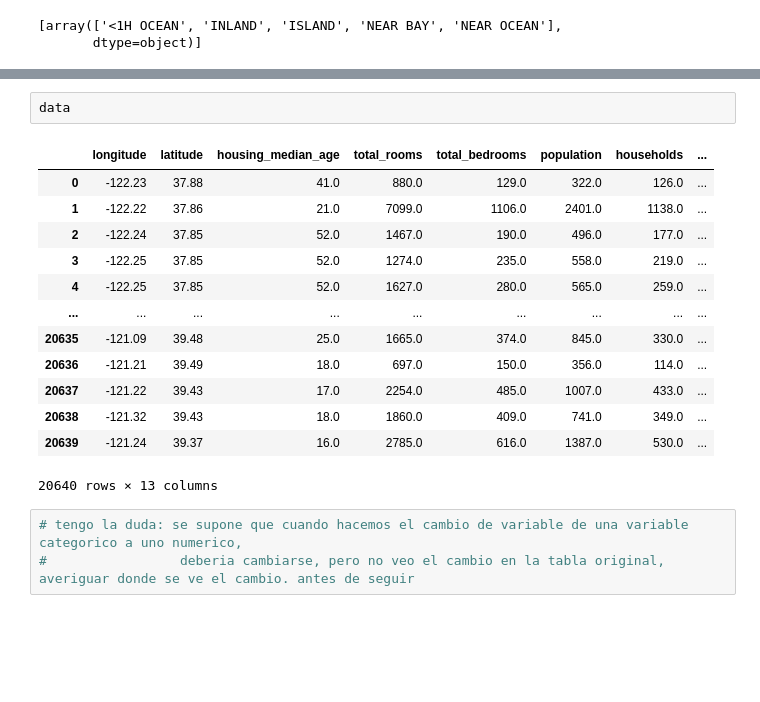
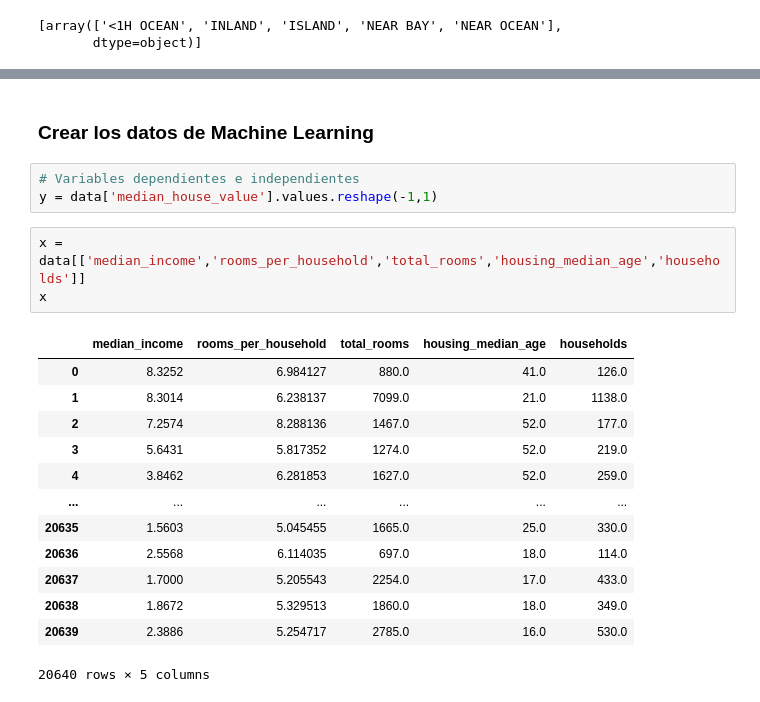
Before and after one commit to ETorresSacha/clases-MI, a Jupyter notebook: california_Housing.ipynb, the cells around one changed output, grey strips where cells are left out. Saved outputs shown, nothing was run; the diff lists cells and outputs as text; blank space fills up the shorter version.

```diff
--- a/california_Housing.ipynb
+++ b/california_Housing.ipynb
@@ -276,22 +278,25 @@ encoded_df.head()
 | 2 | 0.0 | 0.0 | 0.0 | 1.0 | ... |
 | 3 | 0.0 | 0.0 | 0.0 | 1.0 | ... |
 | 4 | 0.0 | 0.0 | 0.0 | 1.0 | ... |
-# %%
-data
-# %% [output]
-|  | longitude | latitude | housing_median_age | total_rooms | total_bedrooms | population | households | ... |
-| 0 | -122.23 | 37.88 | 41.0 | 880.0 | 129.0 | 322.0 | 126.0 | ... |
-| 1 | -122.22 | 37.86 | 21.0 | 7099.0 | 1106.0 | 2401.0 | 1138.0 | ... |
-| 2 | -122.24 | 37.85 | 52.0 | 1467.0 | 190.0 | 496.0 | 177.0 | ... |
-| 3 | -122.25 | 37.85 | 52.0 | 1274.0 | 235.0 | 558.0 | 219.0 | ... |
-| 4 | -122.25 | 37.85 | 52.0 | 1627.0 | 280.0 | 565.0 | 259.0 | ... |
-| ... | ... | ... | ... | ... | ... | ... | ... | ... |
-| 20635 | -121.09 | 39.48 | 25.0 | 1665.0 | 374.0 | 845.0 | 330.0 | ... |
-| 20636 | -121.21 | 39.49 | 18.0 | 697.0 | 150.0 | 356.0 | 114.0 | ... |
-| 20637 | -121.22 | 39.43 | 17.0 | 2254.0 | 485.0 | 1007.0 | 433.0 | ... |
-| 20638 | -121.32 | 39.43 | 18.0 | 1860.0 | 409.0 | 741.0 | 349.0 | ... |
-| 20639 | -121.24 | 39.37 | 16.0 | 2785.0 | 616.0 | 1387.0 | 530.0 | ... |
-20640 rows × 13 columns
-# %%
-# tengo la duda: se supone que cuando hacemos el cambio de variable de una variable categorico a uno numerico,
-#                 deberia cambiarse, pero no veo el cambio en la tabla original, averiguar donde se ve el cambio. antes de seguir
+# %% [markdown]
+### Crear los datos de Machine Learning
+# %%
+# Variables dependientes e independientes
+y = data['median_house_value'].values.reshape(-1,1)
+# %%
+x = data[['median_income','rooms_per_household','total_rooms','housing_median_age','households']]
+x
+# %% [output]
+|  | median_income | rooms_per_household | total_rooms | housing_median_age | households |
+| 0 | 8.3252 | 6.984127 | 880.0 | 41.0 | 126.0 |
+| 1 | 8.3014 | 6.238137 | 7099.0 | 21.0 | 1138.0 |
+| 2 | 7.2574 | 8.288136 | 1467.0 | 52.0 | 177.0 |
+| 3 | 5.6431 | 5.817352 | 1274.0 | 52.0 | 219.0 |
+| 4 | 3.8462 | 6.281853 | 1627.0 | 52.0 | 259.0 |
+| ... | ... | ... | ... | ... | ... |
+| 20635 | 1.5603 | 5.045455 | 1665.0 | 25.0 | 330.0 |
+| 20636 | 2.5568 | 6.114035 | 697.0 | 18.0 | 114.0 |
+| 20637 | 1.7000 | 5.205543 | 2254.0 | 17.0 | 433.0 |
+| 20638 | 1.8672 | 5.329513 | 1860.0 | 18.0 | 349.0 |
+| 20639 | 2.3886 | 5.254717 | 2785.0 | 16.0 | 530.0 |
+20640 rows × 5 columns
```
Also changed, not shown: parts of 21 cells of this notebook.
